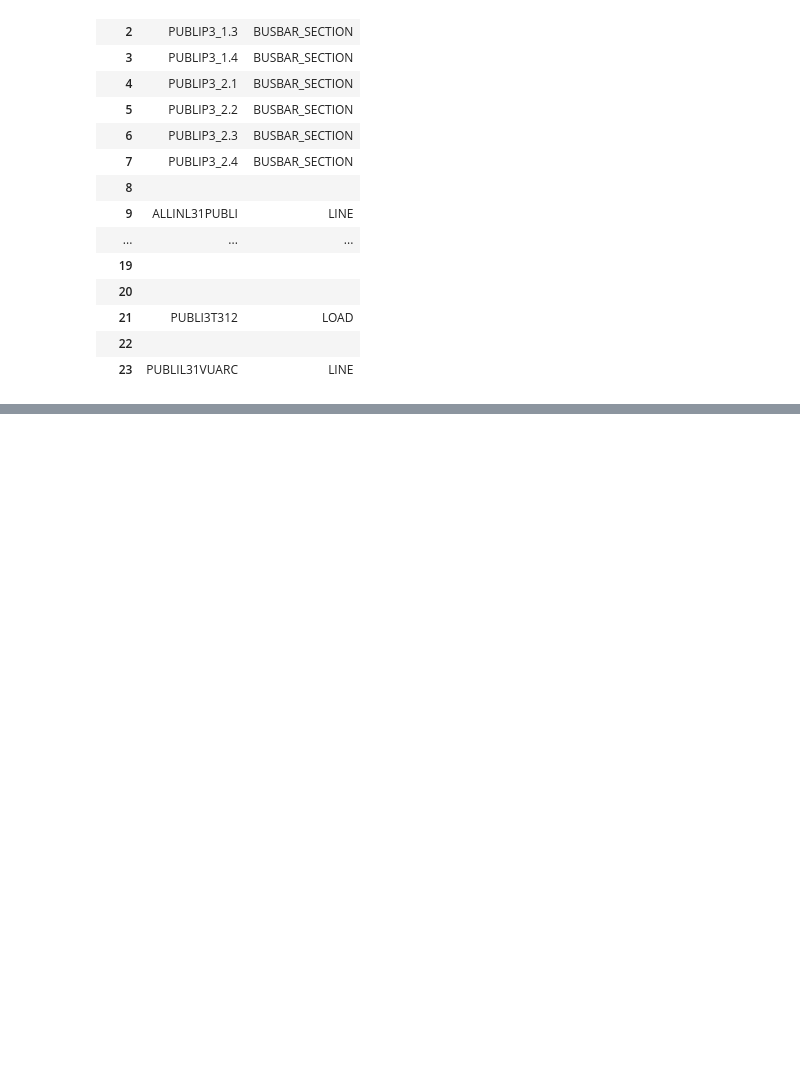
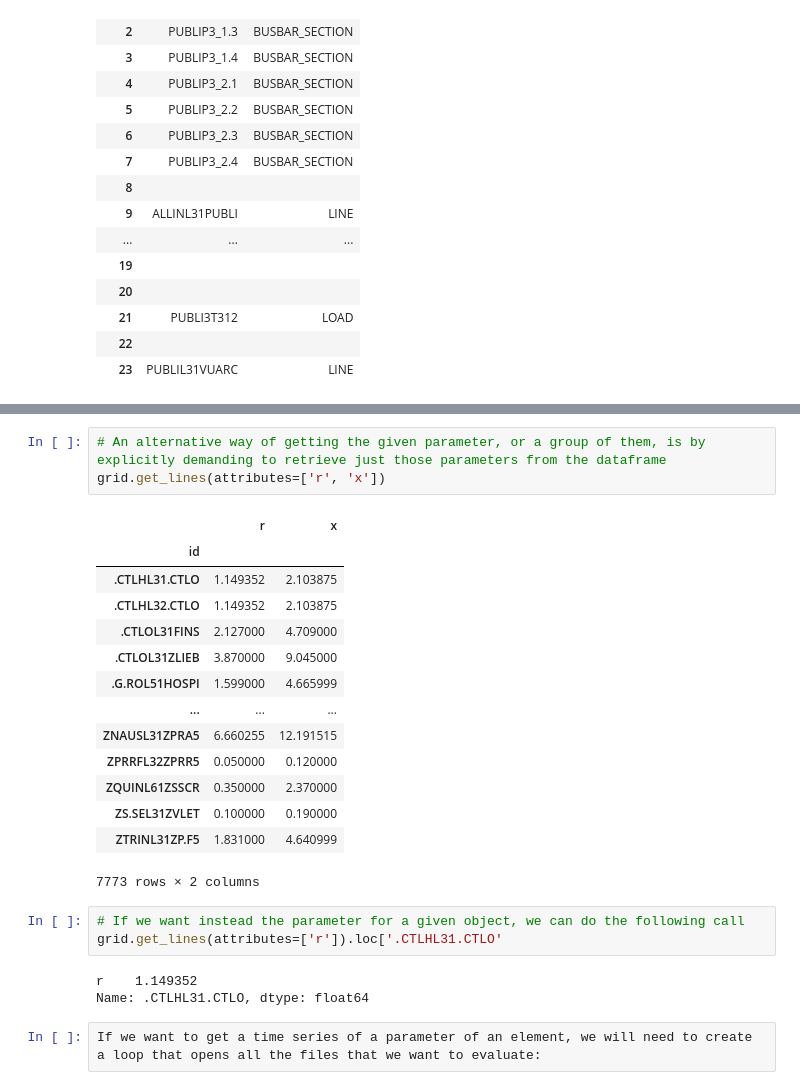
Before and after one commit to cmjoshua01/D-GITT_josh, a Jupyter notebook: Documentation/Dataset Description Notebook/dataset_description.ipynb, the cells around one changed output, grey strips where cells are left out. Saved outputs shown, nothing was run; the diff lists cells and outputs as text; blank space fills up the shorter version.

```diff
--- a/Documentation/Dataset Description Notebook/dataset_description.ipynb
+++ b/Documentation/Dataset Description Notebook/dataset_description.ipynb
@@ -139,0 +205,26 @@ Transformers include both the high voltage and low voltage code numbers as well
+# %%
+# An alternative way of getting the given parameter, or a group of them, is by explicitly demanding to retrieve just those parameters from the dataframe
+grid.get_lines(attributes=['r', 'x'])
+# %% [output]
+|  | r | x |
+| id |  |  |
+| .CTLHL31.CTLO | 1.149352 | 2.103875 |
+| .CTLHL32.CTLO | 1.149352 | 2.103875 |
+| .CTLOL31FINS | 2.127000 | 4.709000 |
+| .CTLOL31ZLIEB | 3.870000 | 9.045000 |
+| .G.ROL51HOSPI | 1.599000 | 4.665999 |
+| ... | ... | ... |
+| ZNAUSL31ZPRA5 | 6.660255 | 12.191515 |
+| ZPRRFL32ZPRR5 | 0.050000 | 0.120000 |
+| ZQUINL61ZSSCR | 0.350000 | 2.370000 |
+| ZS.SEL31ZVLET | 0.100000 | 0.190000 |
+| ZTRINL31ZP.F5 | 1.831000 | 4.640999 |
+7773 rows × 2 columns
+# %%
+# If we want instead the parameter for a given object, we can do the following call
+grid.get_lines(attributes=['r']).loc['.CTLHL31.CTLO'
+# %% [output]
+r    1.149352
+Name: .CTLHL31.CTLO, dtype: float64
+# %%
+If we want to get a time series of a parameter of an element, we will need to create a loop that opens all the files that we want to evaluate:
```
Also changed, not shown: parts of 10 cells of this notebook.
